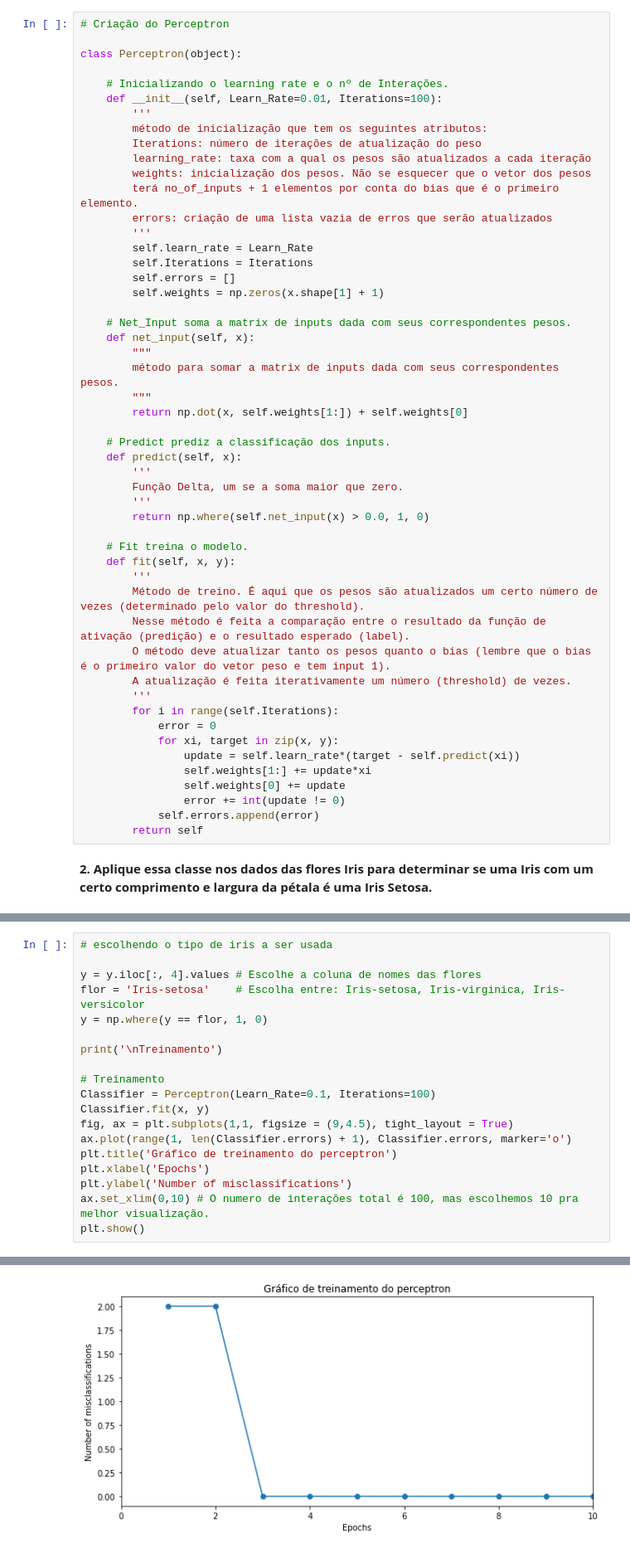
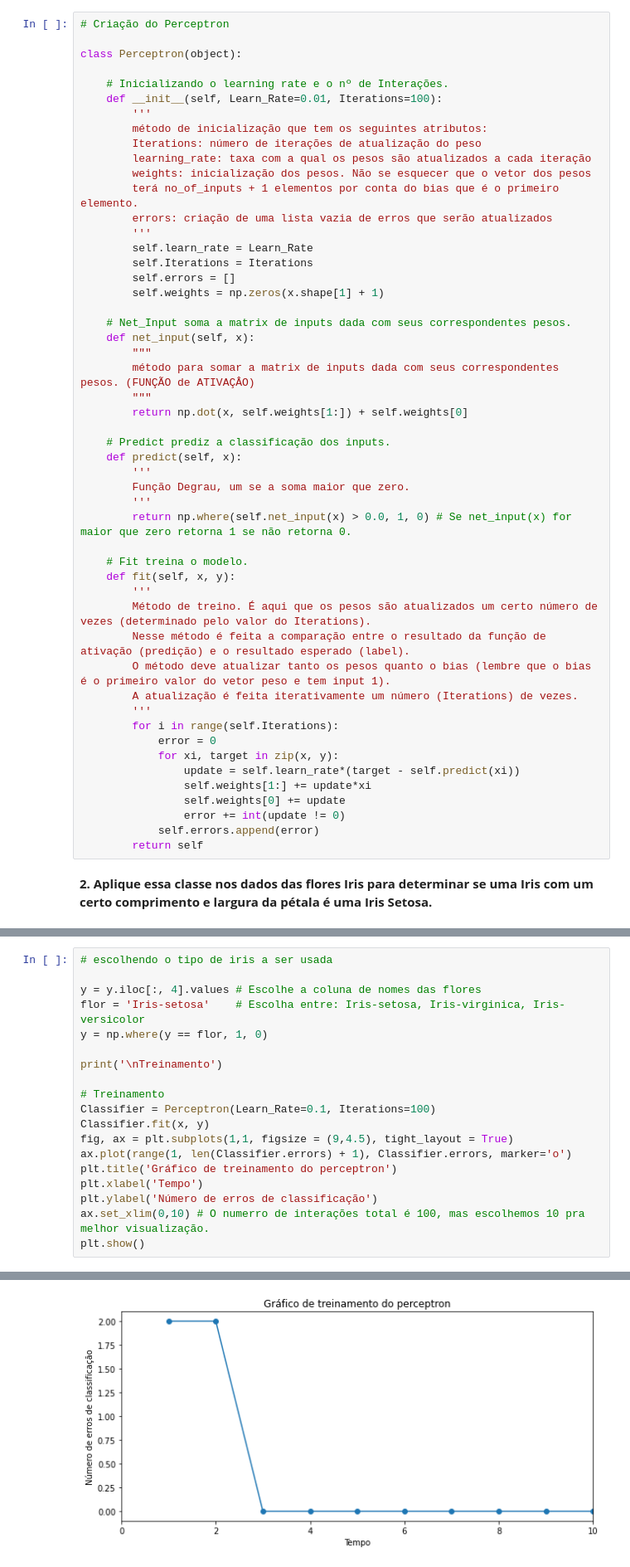
Before and after one commit to NamSugata/Aula_Python, a Jupyter notebook: Projeto_2_checkpoint.ipynb, the cells around one changed output, grey strips where cells are left out. Shown at 83% size. Saved outputs shown, nothing was run; the diff lists cells and outputs as text.

```diff
--- a/Projeto_2_checkpoint.ipynb
+++ b/Projeto_2_checkpoint.ipynb
@@ -45,24 +45,24 @@ class Perceptron(object):
     # Net_Input soma a matrix de inputs dada com seus correspondentes pesos.
     def net_input(self, x):
         """
-        método para somar a matrix de inputs dada com seus correspondentes pesos.
+        método para somar a matrix de inputs dada com seus correspondentes pesos. (FUNÇÃO de ATIVAÇÂO)
         """
         return np.dot(x, self.weights[1:]) + self.weights[0]
 
     # Predict prediz a classificação dos inputs.
     def predict(self, x):
         '''
-        Função Delta, um se a soma maior que zero.
+        Função Degrau, um se a soma maior que zero.
         '''
-        return np.where(self.net_input(x) > 0.0, 1, 0)
+        return np.where(self.net_input(x) > 0.0, 1, 0) # Se net_input(x) for maior que zero retorna 1 se não retorna 0.
 
     # Fit treina o modelo.
     def fit(self, x, y):
         '''
-        Método de treino. É aqui que os pesos são atualizados um certo número de vezes (determinado pelo valor do threshold).
+        Método de treino. É aqui que os pesos são atualizados um certo número de vezes (determinado pelo valor do Iterations).
         Nesse método é feita a comparação entre o resultado da função de ativação (predição) e o resultado esperado (label).
         O método deve atualizar tanto os pesos quanto o bias (lembre que o bias é o primeiro valor do vetor peso e tem input 1).
-        A atualização é feita iterativamente um número (threshold) de vezes.
+        A atualização é feita iterativamente um número (Iterations) de vezes.
         '''
         for i in range(self.Iterations):
             error = 0
@@ -96,25 +96,25 @@ plt.show()
 # %%
 # escolhendo o tipo de iris a ser usada
 
 y = y.iloc[:, 4].values # Escolhe a coluna de nomes das flores
 flor = 'Iris-setosa'    # Escolha entre: Iris-setosa, Iris-virginica, Iris-versicolor
 y = np.where(y == flor, 1, 0)
 
 print('\nTreinamento')
 
 # Treinamento
 Classifier = Perceptron(Learn_Rate=0.1, Iterations=100)
 Classifier.fit(x, y)
 fig, ax = plt.subplots(1,1, figsize = (9,4.5), tight_layout = True)
 ax.plot(range(1, len(Classifier.errors) + 1), Classifier.errors, marker='o')
 plt.title('Gráfico de treinamento do perceptron')
-plt.xlabel('Epochs')
-plt.ylabel('Number of misclassifications')
-ax.set_xlim(0,10) # O numero de interações total é 100, mas escolhemos 10 pra melhor visualização.
+plt.xlabel('Tempo')
+plt.ylabel('Número de erros de classificação')
+ax.set_xlim(0,10) # O numerro de interações total é 100, mas escolhemos 10 pra melhor visualização.
 plt.show()
 # %% [output]
 Treinamento
-[figure, old version]
+[figure, new version]
 # %%
 # Usando o Perceptron já treinado
 
```
Also changed, not shown: parts of 3 cells of this notebook.
